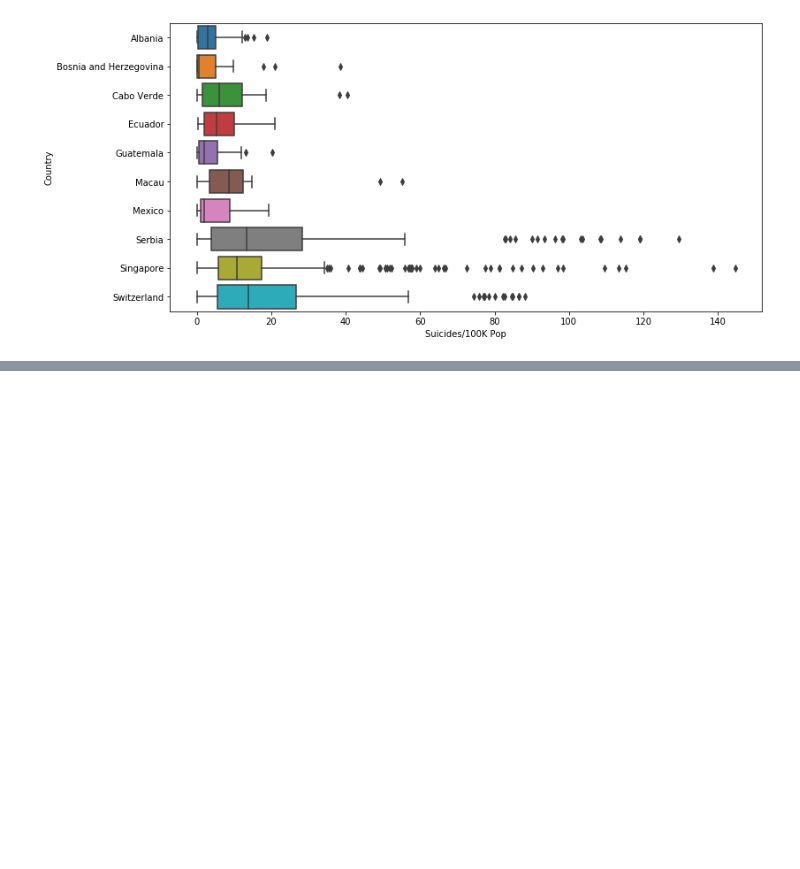
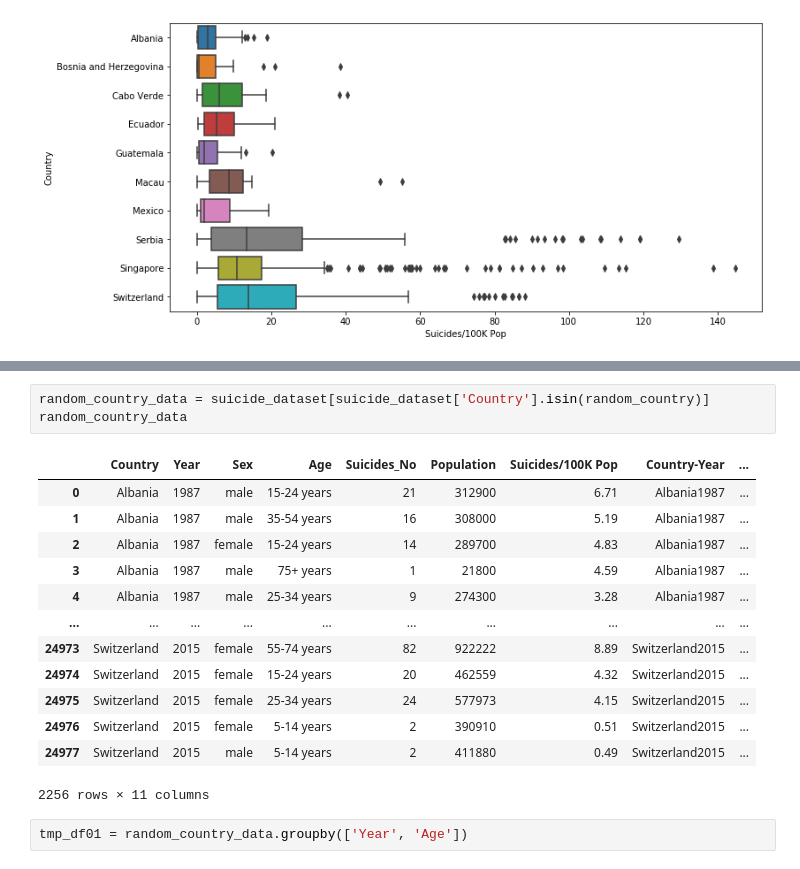
Before and after one commit to xd3262nd/proj-1, a Jupyter notebook: Suicide Visualization.ipynb, the cells around one changed output, grey strips where cells are left out. Saved outputs shown, nothing was run; the diff lists cells and outputs as text; blank space fills up the shorter version.

```diff
--- a/Suicide Visualization.ipynb
+++ b/Suicide Visualization.ipynb
@@ -415,0 +415,19 @@ sns.barplot(x = top_year, y = top_suicides)
+# %%
+random_country_data = suicide_dataset[suicide_dataset['Country'].isin(random_country)]
+random_country_data
+# %% [output]
+|  | Country | Year | Sex | Age | Suicides_No | Population | Suicides/100K Pop | Country-Year | ... |
+| 0 | Albania | 1987 | male | 15-24 years | 21 | 312900 | 6.71 | Albania1987 | ... |
+| 1 | Albania | 1987 | male | 35-54 years | 16 | 308000 | 5.19 | Albania1987 | ... |
+| 2 | Albania | 1987 | female | 15-24 years | 14 | 289700 | 4.83 | Albania1987 | ... |
+| 3 | Albania | 1987 | male | 75+ years | 1 | 21800 | 4.59 | Albania1987 | ... |
+| 4 | Albania | 1987 | male | 25-34 years | 9 | 274300 | 3.28 | Albania1987 | ... |
+| ... | ... | ... | ... | ... | ... | ... | ... | ... | ... |
+| 24973 | Switzerland | 2015 | female | 55-74 years | 82 | 922222 | 8.89 | Switzerland2015 | ... |
+| 24974 | Switzerland | 2015 | female | 15-24 years | 20 | 462559 | 4.32 | Switzerland2015 | ... |
+| 24975 | Switzerland | 2015 | female | 25-34 years | 24 | 577973 | 4.15 | Switzerland2015 | ... |
+| 24976 | Switzerland | 2015 | female | 5-14 years | 2 | 390910 | 0.51 | Switzerland2015 | ... |
+| 24977 | Switzerland | 2015 | male | 5-14 years | 2 | 411880 | 0.49 | Switzerland2015 | ... |
+2256 rows × 11 columns
+# %%
+tmp_df01 = random_country_data.groupby(['Year', 'Age'])
```
Also changed, not shown: parts of 7 cells of this notebook, 1 other file.
